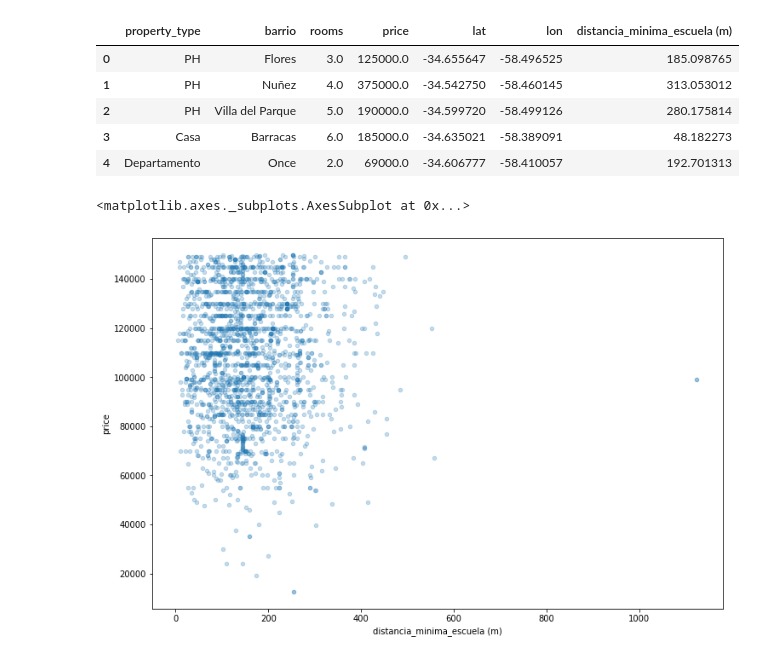
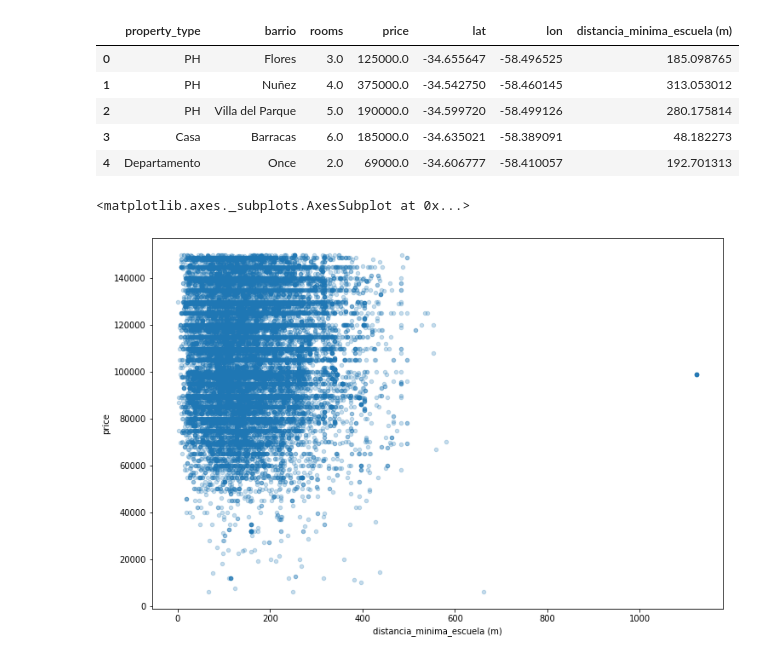
Before and after one commit to Santiago-Pinto/TPSistemasInteligentes, a Jupyter notebook: Analisis distancia a escuelas.ipynb, the cells around one changed output. Cells and saved outputs as stored; diff of their text form; code cells hidden in the pictures.

Commit message:
Agrego analisis de distancia a escuelas y un nuevo csv con la distancia de cada propiedad hacia el establecimiento educativo mas cercano

```diff
--- a/Analisis distancia a escuelas.ipynb
+++ b/Analisis distancia a escuelas.ipynb
@@ -64,7 +64,7 @@ def dist2(lat,lon):
     distancias = escuelas.apply(lambda row: dist(lat, lon, row['lat'], row['lon']), axis=1)
     return distancias.min()
 # %%
-propiedades['distancia_minima_escuela (m)'] = propiedades[0:5000].apply(lambda row: dist2(row['lat'],
+propiedades['distancia_minima_escuela (m)'] = propiedades.apply(lambda row: dist2(row['lat'],
                                                                                   row['lon']), axis=1)
 propiedades.head()
 # %% [output]
@@ -80,9 +80,9 @@ See the caveats in the documentation: http://pandas.pydata.org/pandas-docs/stabl
 | 4 | Departamento | Once | 2.0 | 69000.0 | -34.606777 | -58.410057 | 192.701313 |
 # %%
 %matplotlib inline
-df = propiedades[0:5000][propiedades['distancia_minima_escuela (m)']< 2000]
+df = propiedades[propiedades['distancia_minima_escuela (m)']< 2000]
 df = df[df['price']< 150000]
 df.plot.scatter('distancia_minima_escuela (m)', 'price',alpha=0.25, figsize=(12,8))
 # %% [output]
 <matplotlib.axes._subplots.AxesSubplot at 0x...>
-[figure, old version]
+[figure, new version]
```
Also changed, not shown: parts of 3 cells of this notebook, 1 other file.
